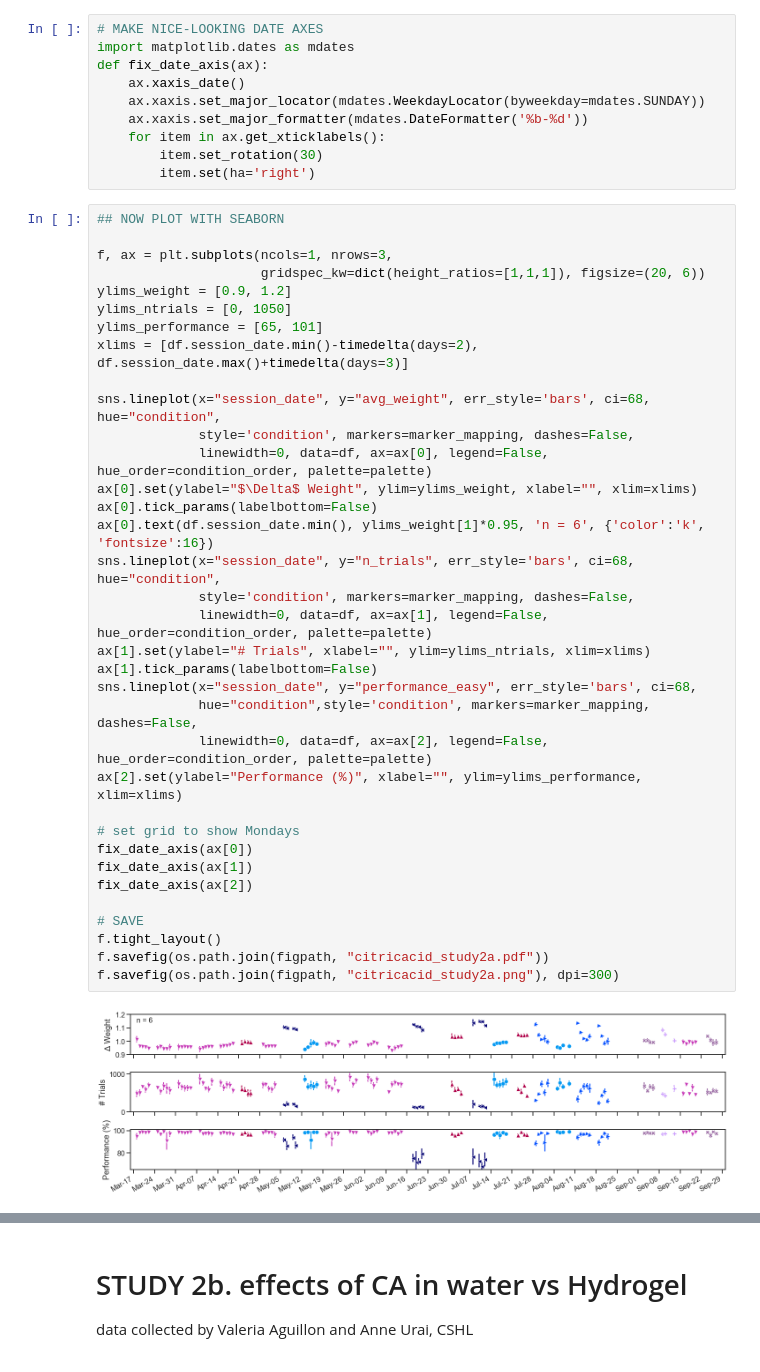
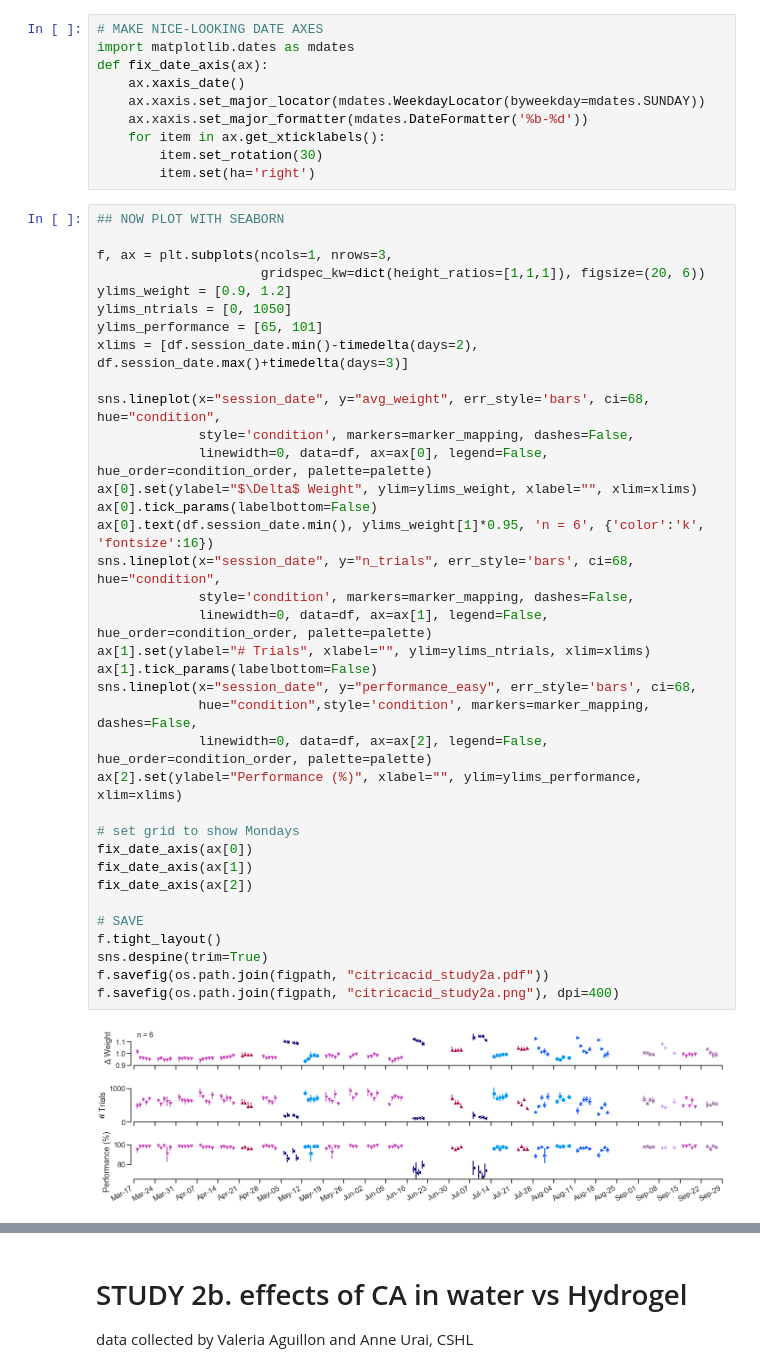
Before and after one commit to int-brain-lab/analysis, a Jupyter notebook: citricacid/citricacid_analyses.ipynb, the cells around one changed output, grey strips where cells are left out. Cells and saved outputs as stored; diff of their text form.

```diff
--- a/citricacid/citricacid_analyses.ipynb
+++ b/citricacid/citricacid_analyses.ipynb
@@ -356,35 +340,36 @@ f, ax = plt.subplots(ncols=1, nrows=3,
 ylims_weight = [0.9, 1.2]
 ylims_ntrials = [0, 1050]
 ylims_performance = [65, 101]
 xlims = [df.session_date.min()-timedelta(days=2), df.session_date.max()+timedelta(days=3)]
 
 sns.lineplot(x="session_date", y="avg_weight", err_style='bars', ci=68, hue="condition",
              style='condition', markers=marker_mapping, dashes=False,
              linewidth=0, data=df, ax=ax[0], legend=False, hue_order=condition_order, palette=palette)
 ax[0].set(ylabel="$\Delta$ Weight", ylim=ylims_weight, xlabel="", xlim=xlims)
 ax[0].tick_params(labelbottom=False)
 ax[0].text(df.session_date.min(), ylims_weight[1]*0.95, 'n = 6', {'color':'k', 'fontsize':16})
 sns.lineplot(x="session_date", y="n_trials", err_style='bars', ci=68, hue="condition",
              style='condition', markers=marker_mapping, dashes=False,
              linewidth=0, data=df, ax=ax[1], legend=False, hue_order=condition_order, palette=palette)
 ax[1].set(ylabel="# Trials", xlabel="", ylim=ylims_ntrials, xlim=xlims)
 ax[1].tick_params(labelbottom=False)
 sns.lineplot(x="session_date", y="performance_easy", err_style='bars', ci=68,
              hue="condition",style='condition', markers=marker_mapping, dashes=False,
              linewidth=0, data=df, ax=ax[2], legend=False, hue_order=condition_order, palette=palette)
 ax[2].set(ylabel="Performance (%)", xlabel="", ylim=ylims_performance, xlim=xlims)
 
 # set grid to show Mondays
 fix_date_axis(ax[0])
 fix_date_axis(ax[1])
 fix_date_axis(ax[2])
 
 # SAVE
 f.tight_layout()
+sns.despine(trim=True)
 f.savefig(os.path.join(figpath, "citricacid_study2a.pdf"))
-f.savefig(os.path.join(figpath, "citricacid_study2a.png"), dpi=300)
+f.savefig(os.path.join(figpath, "citricacid_study2a.png"), dpi=400)
 # %% [output]
-[figure, old version]
+[figure, new version]
 # %%
 # remove hydrogel from this plot
 f, ax = plt.subplots(ncols=2, nrows=3,
```
Also changed, not shown: parts of 13 cells of this notebook.
